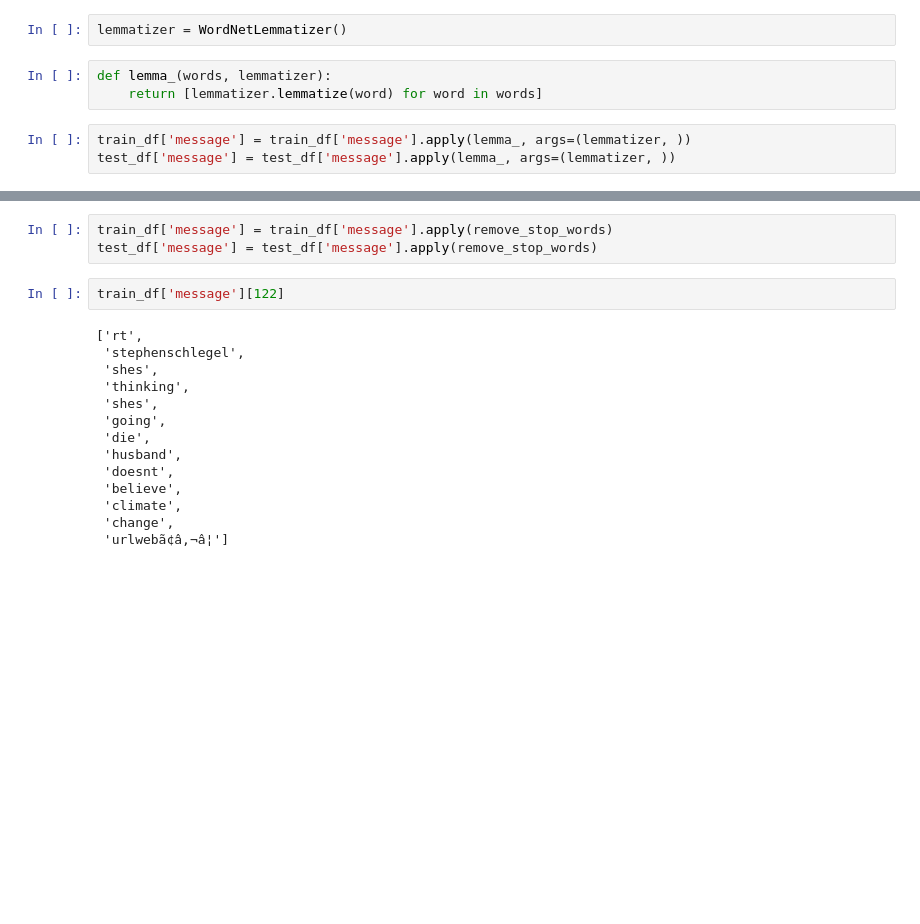
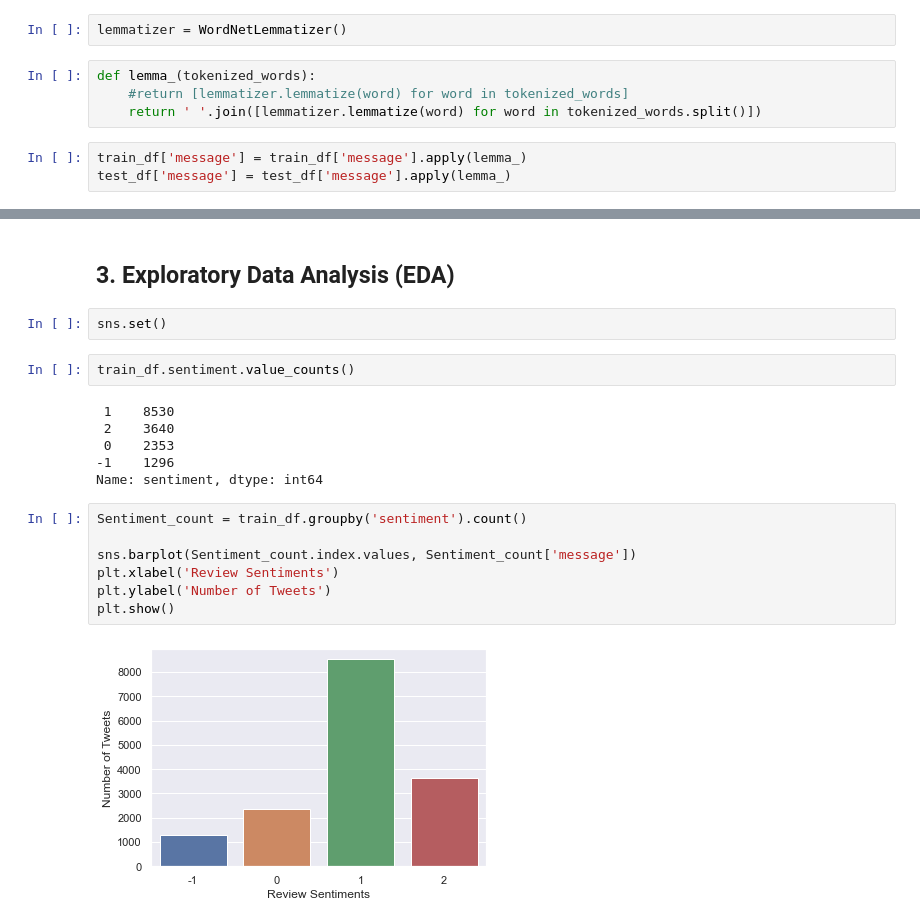
Before and after one commit to moraboitumelo/Classification-Team-AM1, a Jupyter notebook: Classification_AM1_DSFT21.ipynb, the cells around one changed output, grey strips where cells are left out. Cells and saved outputs as stored; diff of their text form; blank space fills up the shorter version.

```diff
--- a/Classification_AM1_DSFT21.ipynb
+++ b/Classification_AM1_DSFT21.ipynb
@@ -187,11 +288,12 @@ Let's lemmatize all of the words in both train and test dataframe.
 # %%
 lemmatizer = WordNetLemmatizer()
 # %%
-def lemma_(words, lemmatizer):
-    return [lemmatizer.lemmatize(word) for word in words]
+def lemma_(tokenized_words):
+    #return [lemmatizer.lemmatize(word) for word in tokenized_words]
+    return ' '.join([lemmatizer.lemmatize(word) for word in tokenized_words.split()])
 # %%
-train_df['message'] = train_df['message'].apply(lemma_, args=(lemmatizer, ))
-test_df['message'] = test_df['message'].apply(lemma_, args=(lemmatizer, ))
+train_df['message'] = train_df['message'].apply(lemma_)
+test_df['message'] = test_df['message'].apply(lemma_)
 # %%
 train_df['message'][122]
 # %% [output]
@@ -222,19 +301,21 @@ def remove_stop_words(tokens):
-# %%
-train_df['message'] = train_df['message'].apply(remove_stop_words)
-test_df['message'] = test_df['message'].apply(remove_stop_words)
-# %%
-train_df['message'][122]
-# %% [output]
-['rt',
- 'stephenschlegel',
- 'shes',
- 'thinking',
- 'shes',
- 'going',
- 'die',
- 'husband',
- 'doesnt',
- 'believe',
- 'climate',
- 'change',
- 'urlwebã¢â‚¬â¦']
+# %% [markdown]
+## 3. Exploratory Data Analysis (EDA)
+# %%
+sns.set()
+# %%
+train_df.sentiment.value_counts()
+# %% [output]
+ 1    8530
+ 2    3640
+ 0    2353
+-1    1296
+Name: sentiment, dtype: int64
+# %%
+Sentiment_count = train_df.groupby('sentiment').count()
+
+sns.barplot(Sentiment_count.index.values, Sentiment_count['message'])
+plt.xlabel('Review Sentiments')
+plt.ylabel('Number of Tweets')
+plt.show()
+# %% [output]
+[figure, added]
```
Also changed, not shown: parts of 60 cells of this notebook.
